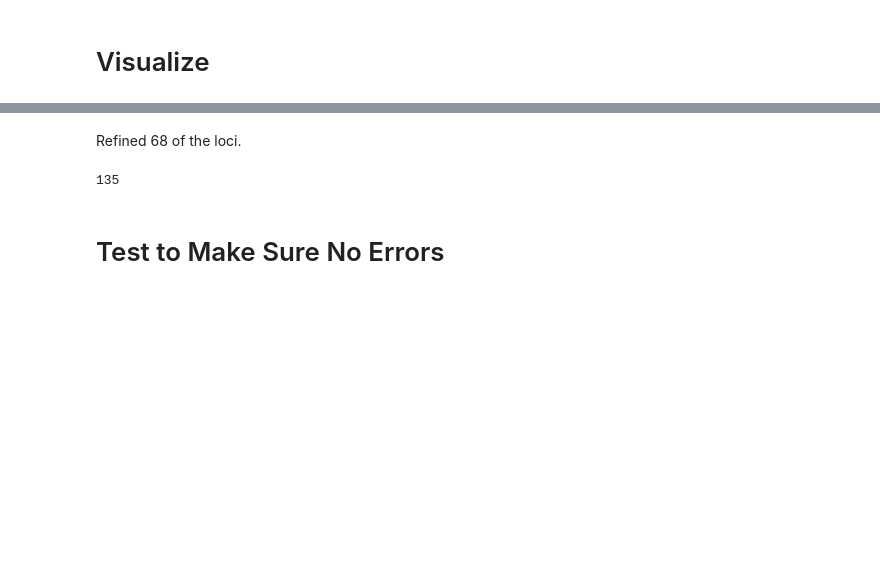
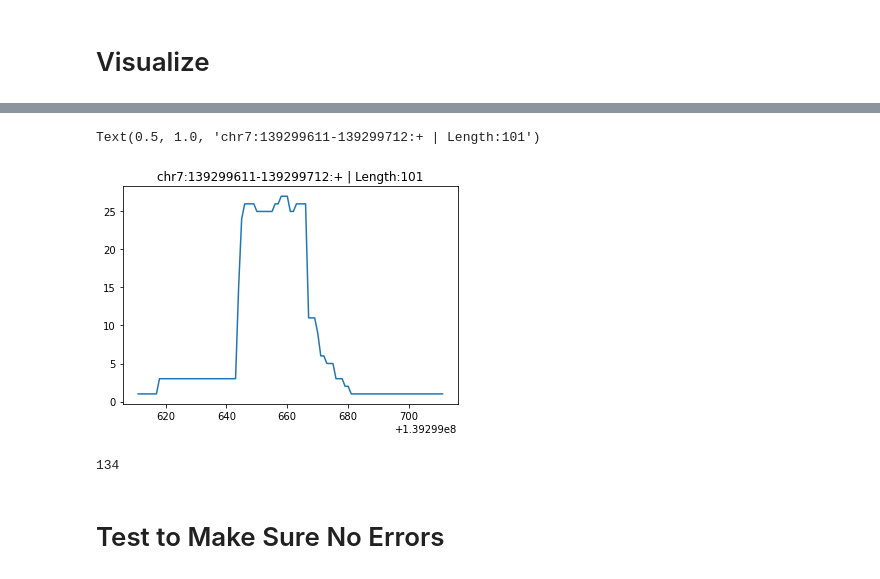
Before and after one commit to goodarzilab/Jeff, a Jupyter notebook: BRCA_oncRNA/oncRNAs_final_list.ipynb, the cells around one changed output, grey strips where cells are left out. Cells and saved outputs as stored; diff of their text form; code cells hidden in the pictures; blank space fills up the shorter version.

```diff
--- a/BRCA_oncRNA/oncRNAs_final_list.ipynb
+++ b/BRCA_oncRNA/oncRNAs_final_list.ipynb
@@ -81,6 +40,0 @@ col_colors = colData["Subtype"].map(lut)
-# %%
-#Max norm
-loci_df = np.zeros(loci_exp_df.shape)
-for i in range(loci_exp_df.shape[0]):
-    max_per_row = np.max(loci_exp_df.iloc[i])
-    loci_df[i] = np.divide(loci_exp_df.iloc[i], max_per_row) #Max-norm
@@ -234,2 +43,40 @@ len(split_loci)
-# %% [markdown]
-Refined 68 of the loci.
+# %%
+loci_coverage_dict = {}
+for locus, start, end in zip(oncRNAs[3],oncRNAs[1], oncRNAs[2]):
+    length = end-start
+    loci_coverage_dict[locus] = [0 for i in range(length)]
+# %%
+cancer_cell_lines = [f for f in os.scandir("final_list/data") if f.name.endswith(".onc.bed") and "HUMEC" not in f.name and "S37" not in f.name]
+for f in cancer_cell_lines:
+    bed = pd.read_csv(f, header=None, sep="\t")
+    for i in range(bed.shape[0]):
+        row = bed.iloc[i]
+        locus = row[9]
+        if locus not in loci_coverage_dict: #Not in our priorized final list.
+            continue
+        locus_start = row[7]
+        locus_end = row[8]
+        read_start = row[1]
+        read_end = row[2]
+        #This maps to the list index for the read. Range works well with bed format as it is end exclusive.
+        for i in range(read_start, read_end):
+            pos = i - locus_start
+            if pos < 0 or pos >= locus_end - locus_start: #end exclusive
+                continue
+            loci_coverage_dict[locus][pos] += 1
+# %%
+oncRNA = oncRNAs.iloc[93]
+locus = oncRNA[3]
+splits = locus.split(":")
+ref = splits[0]
+start = int(splits[1].split("-")[0])
+end = int(splits[1].split("-")[1])
+strand = splits[2]
+coverage = np.array(loci_coverage_dict[locus])
+coord = np.arange(start, end)
+density_df = pd.DataFrame({"Coord":coord, "Coverage":coverage})
+plt.plot(density_df["Coord"], density_df["Coverage"])
+plt.title(oncRNA[3] + f" | Length:{end - start}")
+# %% [output]
+Text(0.5, 1.0, 'chr7:139299611-139299712:+ | Length:101')
+[figure, added]
@@ -238,9 +165,11 @@ final_list = []
 for rna in oncRNAs[3]:
     if rna in split_loci:
         final_list.extend(split_loci[rna])
+    elif rna in to_drop:
+        continue
     else:
         final_list.append(rna)
 len(final_list)
 # %% [output]
-135
+134
 # %%
```
Also changed, not shown: parts of 41 cells of this notebook, 3 other files.
